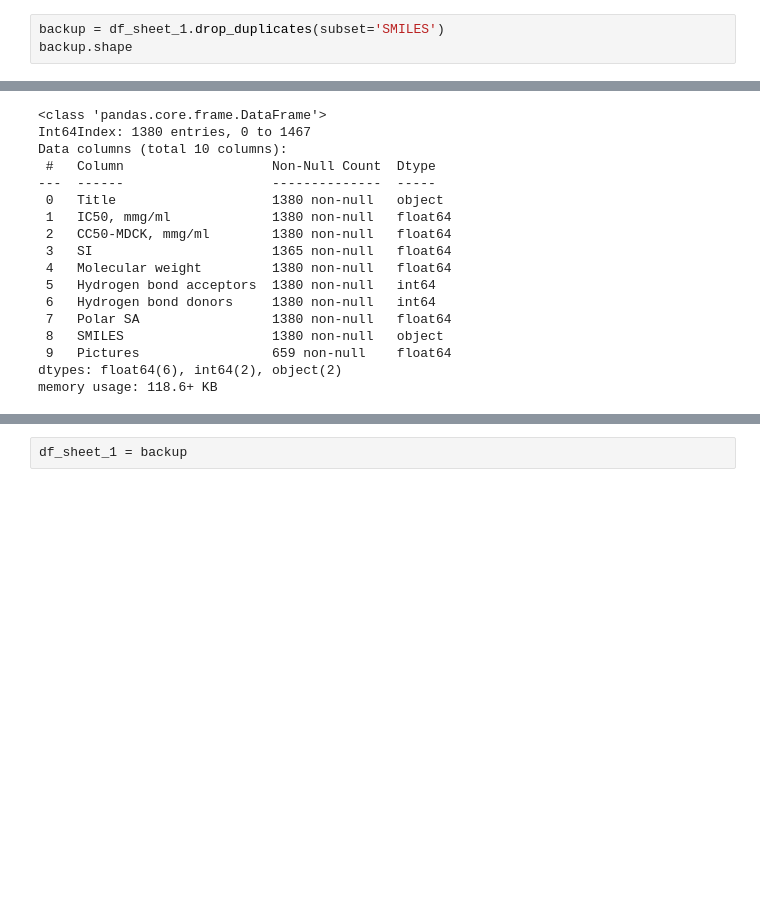
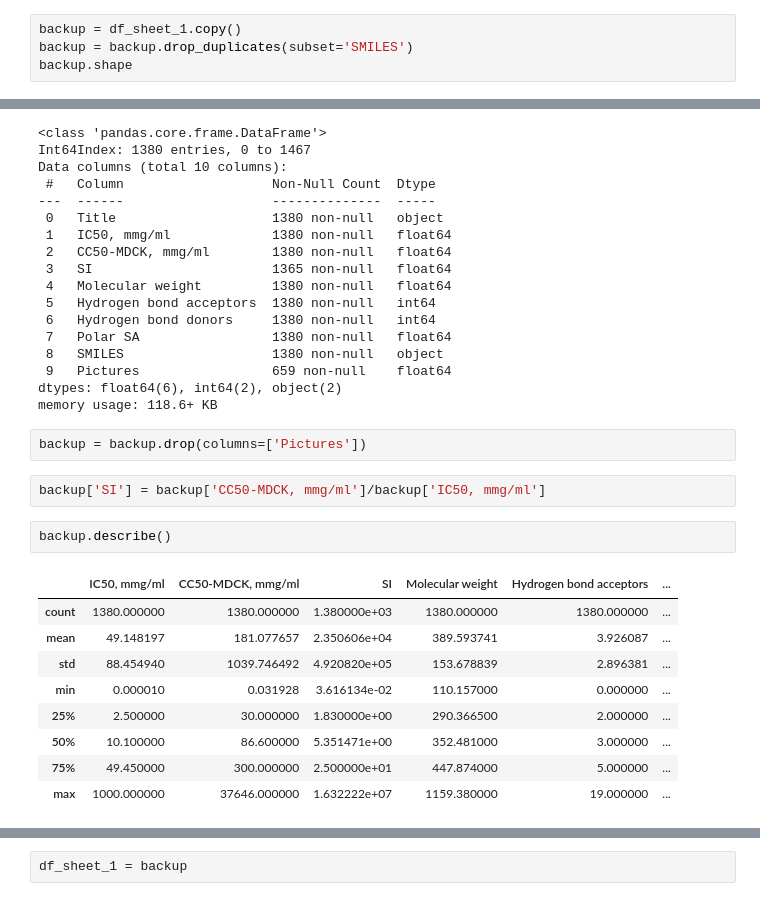
Before and after one commit to oodlbee/drug_prediction, a Jupyter notebook: drug_prediction.ipynb, the cells around one changed output, grey strips where cells are left out. Cells and saved outputs as stored; diff of their text form; blank space fills up the shorter version.

```diff
--- a/drug_prediction.ipynb
+++ b/drug_prediction.ipynb
@@ -50,7 +51,8 @@ df_sheet_1.head(1)
 |  | Title | IC50, mmg/ml | CC50-MDCK, mmg/ml | SI | Molecular weight | Hydrogen bond acceptors | ... |
 | 0 | 1007-Ya-213 | 2.7 | 500.0 | 185.185185 | 195.307 | 2 | ... |
 # %%
-backup = df_sheet_1.drop_duplicates(subset='SMILES')
+backup = df_sheet_1.copy()
+backup = backup.drop_duplicates(subset='SMILES')
 backup.shape
 # %% [output]
 (1380, 10)
@@ -78,3 +80,19 @@ Data columns (total 10 columns):
  9   Pictures                 659 non-null    float64
 dtypes: float64(6), int64(2), object(2)
 memory usage: 118.6+ KB
+# %%
+backup = backup.drop(columns=['Pictures'])
+# %%
+backup['SI'] = backup['CC50-MDCK, mmg/ml']/backup['IC50, mmg/ml']
+# %%
+backup.describe()
+# %% [output]
+|  | IC50, mmg/ml | CC50-MDCK, mmg/ml | SI | Molecular weight | Hydrogen bond acceptors | ... |
+| count | 1380.000000 | 1380.000000 | 1.380000e+03 | 1380.000000 | 1380.000000 | ... |
+| mean | 49.148197 | 181.077657 | 2.350606e+04 | 389.593741 | 3.926087 | ... |
+| std | 88.454940 | 1039.746492 | 4.920820e+05 | 153.678839 | 2.896381 | ... |
+| min | 0.000010 | 0.031928 | 3.616134e-02 | 110.157000 | 0.000000 | ... |
+| 25% | 2.500000 | 30.000000 | 1.830000e+00 | 290.366500 | 2.000000 | ... |
+| 50% | 10.100000 | 86.600000 | 5.351471e+00 | 352.481000 | 3.000000 | ... |
+| 75% | 49.450000 | 300.000000 | 2.500000e+01 | 447.874000 | 5.000000 | ... |
+| max | 1000.000000 | 37646.000000 | 1.632222e+07 | 1159.380000 | 19.000000 | ... |
```
Also changed, not shown: parts of 16 cells of this notebook.
